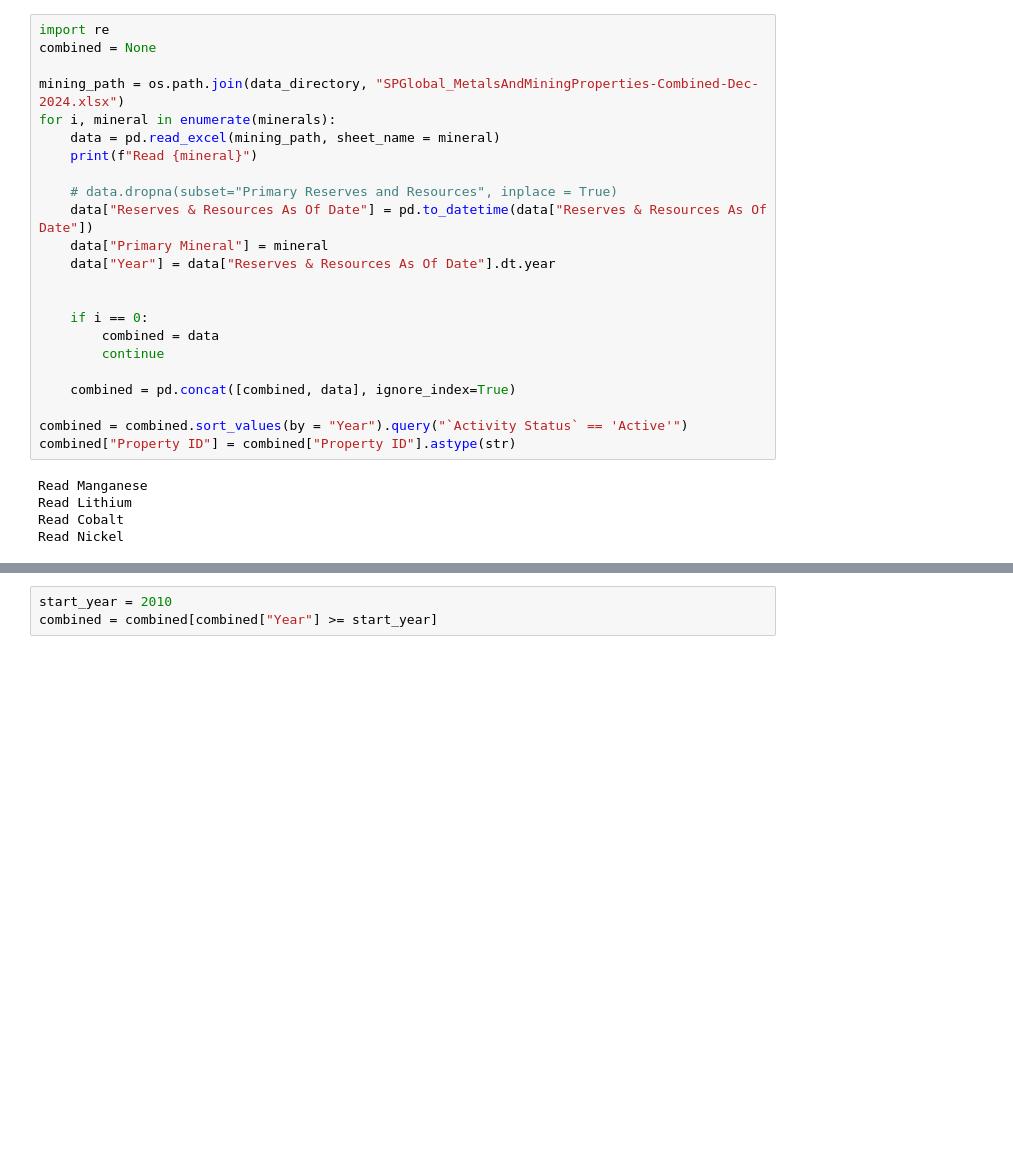
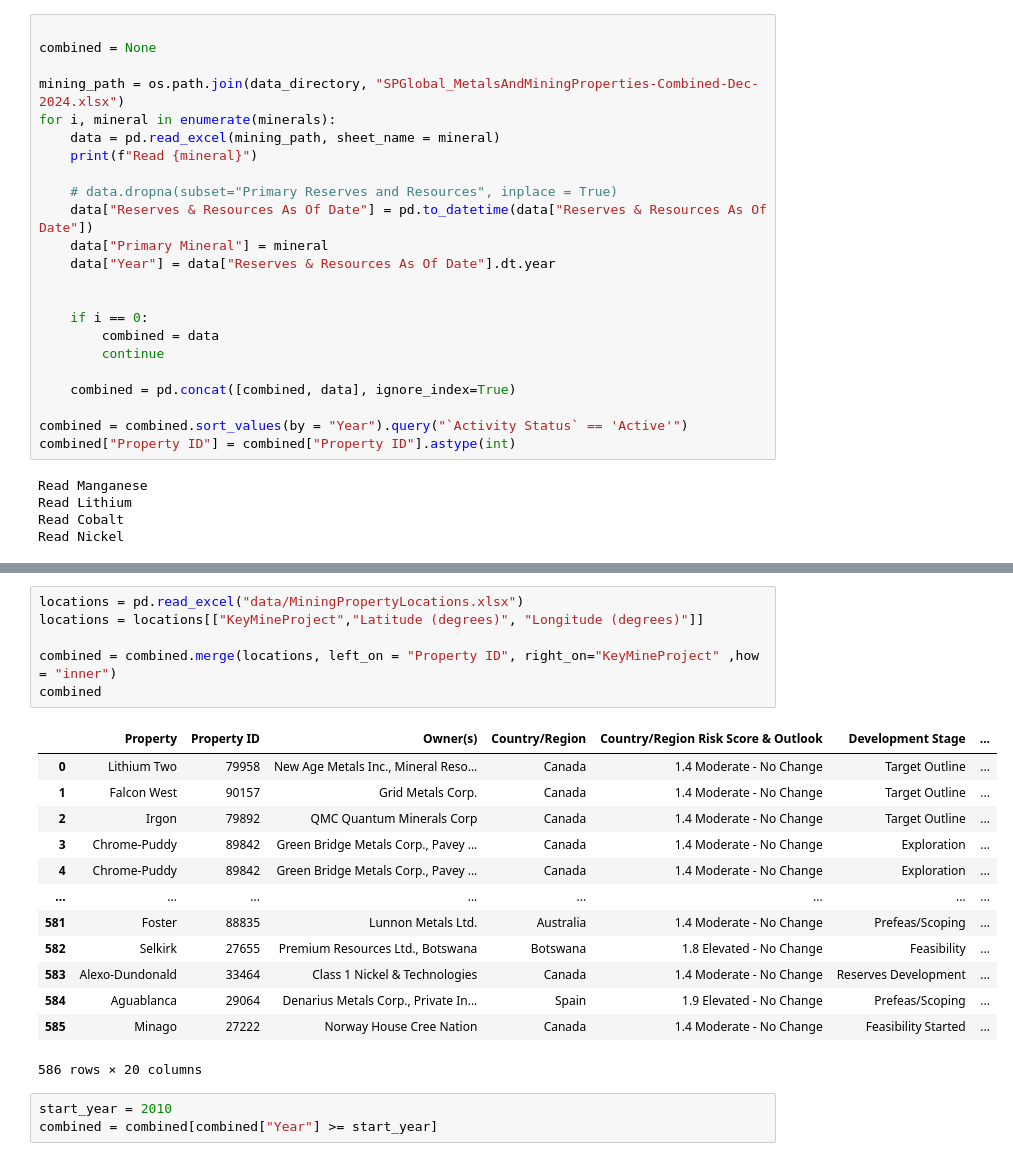
Before and after one commit to changbatterygroup/CriticalMinerals, a Jupyter notebook: Critical_Minerals_Analysis.ipynb, the cells around one changed output, grey strips where cells are left out. Saved outputs shown, nothing was run; the diff lists cells and outputs as text; blank space fills up the shorter version.

```diff
--- a/Critical_Minerals_Analysis.ipynb
+++ b/Critical_Minerals_Analysis.ipynb
@@ -23,7 +23,7 @@ plt.show()
 # %% [output]
 [figure]
 # %%
-import re
+
 combined = None
 
 mining_path = os.path.join(data_directory, "SPGlobal_MetalsAndMiningProperties-Combined-Dec-2024.xlsx")
@@ -44,7 +44,7 @@ for i, mineral in enumerate(minerals):
     combined = pd.concat([combined, data], ignore_index=True)
 
 combined = combined.sort_values(by = "Year").query("`Activity Status` == 'Active'")
-combined["Property ID"] = combined["Property ID"].astype(str)
+combined["Property ID"] = combined["Property ID"].astype(int)
 # %% [output]
 Read Manganese
 Read Lithium
@@ -53,3 +56,23 @@ Read Nickel
+# %%
+locations = pd.read_excel("data/MiningPropertyLocations.xlsx")
+locations = locations[["KeyMineProject","Latitude (degrees)", "Longitude (degrees)"]]
+
+combined = combined.merge(locations, left_on = "Property ID", right_on="KeyMineProject" ,how = "inner")
+combined
+# %% [output]
+|  | Property | Property ID | Owner(s) | Country/Region | Country/Region Risk Score & Outlook | Development Stage | ... |
+| 0 | Lithium Two | 79958 | New Age Metals Inc., Mineral Reso... | Canada | 1.4 Moderate - No Change | Target Outline | ... |
+| 1 | Falcon West | 90157 | Grid Metals Corp. | Canada | 1.4 Moderate - No Change | Target Outline | ... |
+| 2 | Irgon | 79892 | QMC Quantum Minerals Corp | Canada | 1.4 Moderate - No Change | Target Outline | ... |
+| 3 | Chrome-Puddy | 89842 | Green Bridge Metals Corp., Pavey ... | Canada | 1.4 Moderate - No Change | Exploration | ... |
+| 4 | Chrome-Puddy | 89842 | Green Bridge Metals Corp., Pavey ... | Canada | 1.4 Moderate - No Change | Exploration | ... |
+| ... | ... | ... | ... | ... | ... | ... | ... |
+| 581 | Foster | 88835 | Lunnon Metals Ltd. | Australia | 1.4 Moderate - No Change | Prefeas/Scoping | ... |
+| 582 | Selkirk | 27655 | Premium Resources Ltd., Botswana | Botswana | 1.8 Elevated - No Change | Feasibility | ... |
+| 583 | Alexo-Dundonald | 33464 | Class 1 Nickel & Technologies | Canada | 1.4 Moderate - No Change | Reserves Development | ... |
+| 584 | Aguablanca | 29064 | Denarius Metals Corp., Private In... | Spain | 1.9 Elevated - No Change | Prefeas/Scoping | ... |
+| 585 | Minago | 27222 | Norway House Cree Nation | Canada | 1.4 Moderate - No Change | Feasibility Started | ... |
+586 rows × 20 columns
 # %%
 start_year = 2010
 combined = combined[combined["Year"] >= start_year]
```
Also changed, not shown: parts of 4 cells of this notebook.
